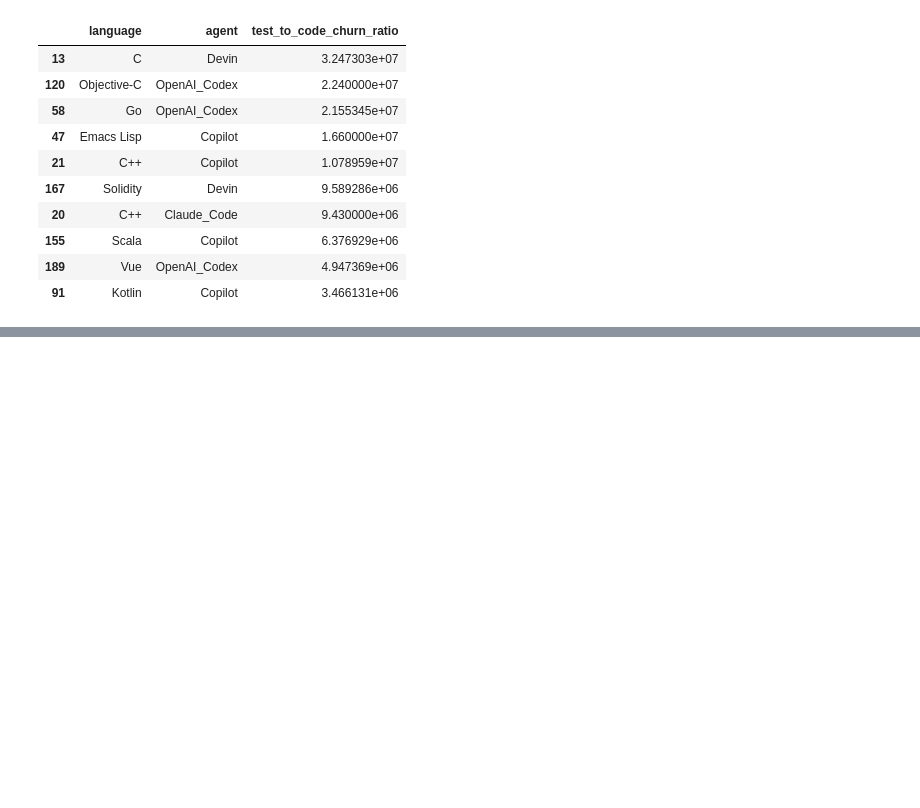
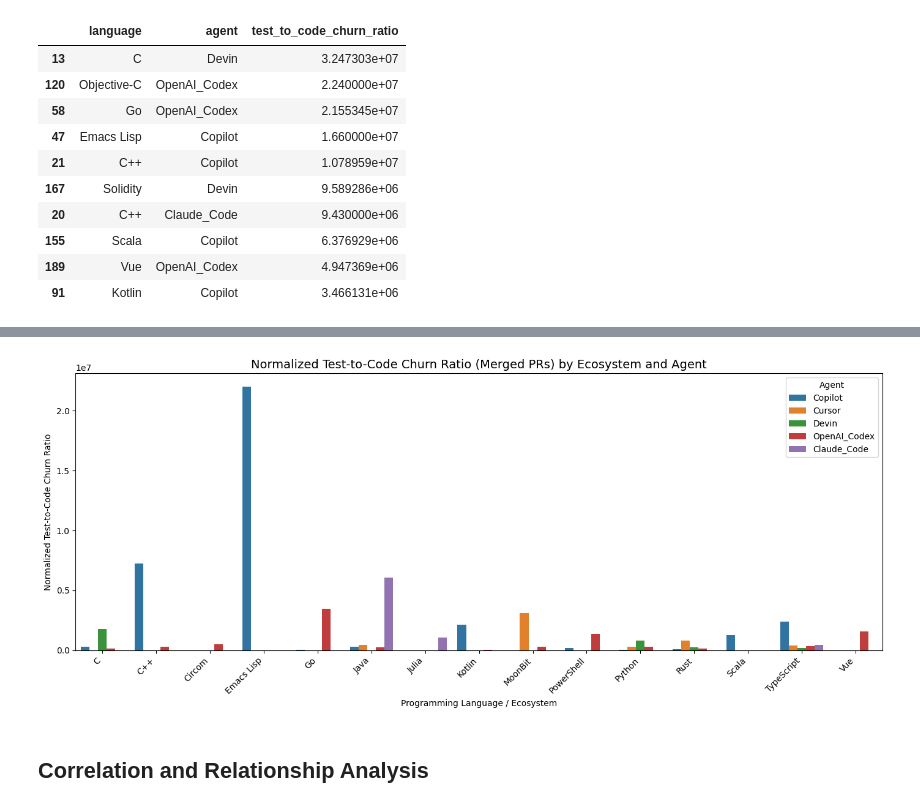
Before and after one commit to Lay-ke/Data-mining, a Jupyter notebook: analysis/load_AIDev.ipynb, the cells around one changed output, grey strips where cells are left out. Cells and saved outputs as stored; diff of their text form; code cells hidden in the pictures; blank space fills up the shorter version.

```diff
--- a/analysis/load_AIDev.ipynb
+++ b/analysis/load_AIDev.ipynb
@@ -420,0 +496,37 @@ ecosystem_summary.head(10)
+# %%
+# Group and aggregate normalized churn
+avg_norm_churn = (
+    merged_churn.groupby(['language', 'agent'])['normalized_test_to_code_churn']
+    .mean()
+    .reset_index()
+)
+
+# Sort languages by average churn
+top_langs = (
+    avg_norm_churn.groupby('language')['normalized_test_to_code_churn']
+    .mean()
+    .sort_values(ascending=False)
+    .head(15)
+    .index
+)
+
+avg_norm_churn_top = avg_norm_churn[avg_norm_churn['language'].isin(top_langs)]
+
+# Plot: Normalized Test-to-Code Churn by Agent and Language
+plt.figure(figsize=(14, 6))
+sns.barplot(
+    data=avg_norm_churn_top,
+    x='language', y='normalized_test_to_code_churn',
+    hue='agent'
+)
+plt.title('Normalized Test-to-Code Churn Ratio (Merged PRs) by Ecosystem and Agent', fontsize=14)
+plt.xticks(rotation=45, ha='right')
+plt.ylabel('Normalized Test-to-Code Churn Ratio')
+plt.xlabel('Programming Language / Ecosystem')
+plt.legend(title='Agent')
+plt.tight_layout()
+plt.show()
+# %% [output]
+[figure, added]
+# %% [markdown]
+## Correlation and Relationship Analysis
```
Also changed, not shown: parts of 9 cells of this notebook.
